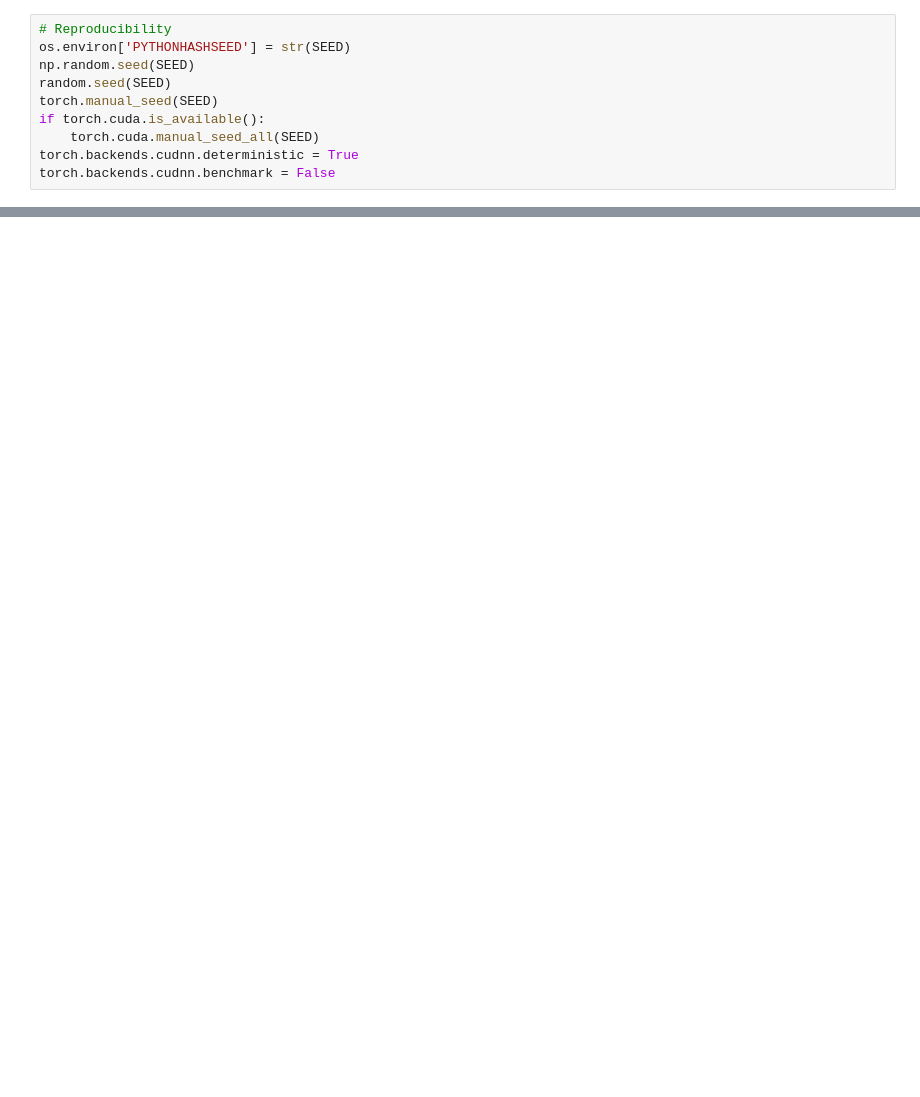
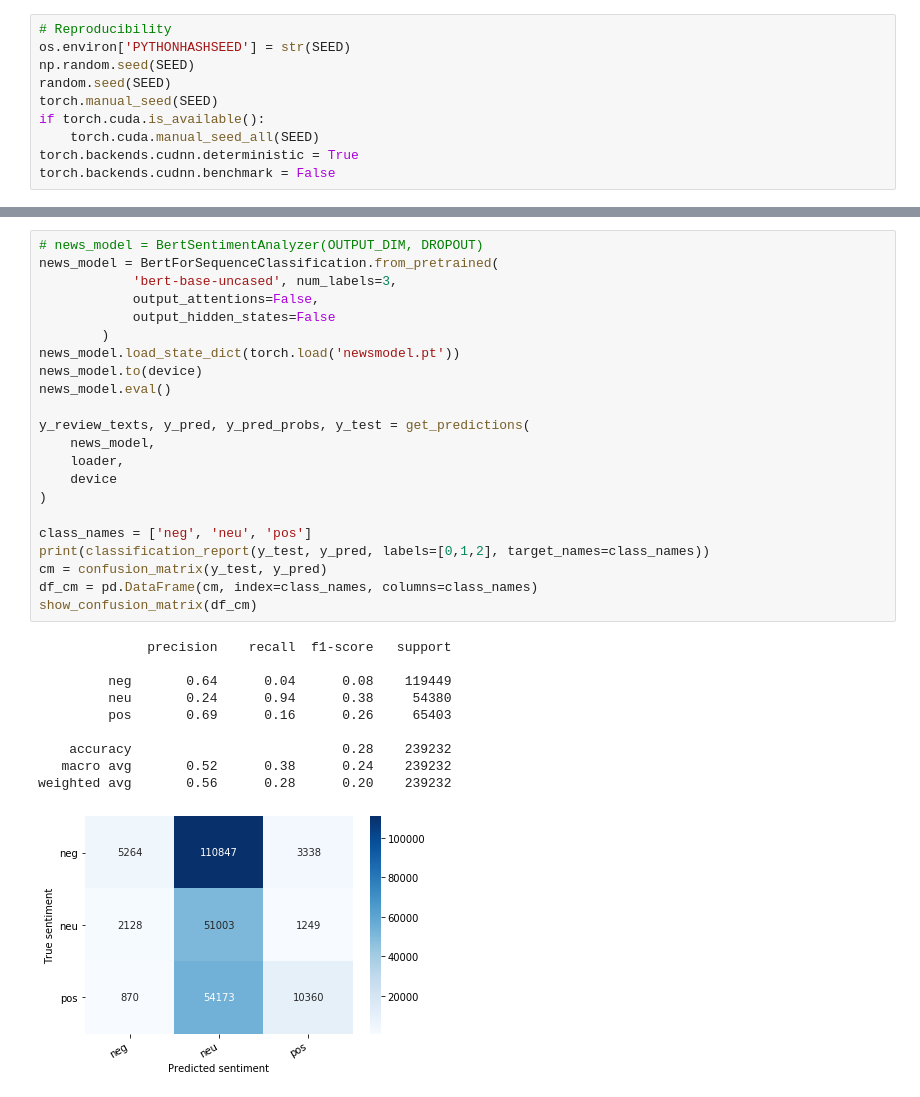
Before and after one commit to atefehSZ/CS263-Project, a Jupyter notebook: bert.ipynb, the cells around one changed output, grey strips where cells are left out. Saved outputs shown, nothing was run; the diff lists cells and outputs as text; blank space fills up the shorter version.

```diff
--- a/bert.ipynb
+++ b/bert.ipynb
@@ -48,0 +284,33 @@ len(tokenizer.vocab)
+# %%
+# news_model = BertSentimentAnalyzer(OUTPUT_DIM, DROPOUT)
+news_model = BertForSequenceClassification.from_pretrained(
+            'bert-base-uncased', num_labels=3,
+            output_attentions=False,
+            output_hidden_states=False
+        )
+news_model.load_state_dict(torch.load('newsmodel.pt'))
+news_model.to(device)
+news_model.eval()
+
+y_review_texts, y_pred, y_pred_probs, y_test = get_predictions(
+    news_model,
+    loader,
+    device
+)
+
+class_names = ['neg', 'neu', 'pos']
+print(classification_report(y_test, y_pred, labels=[0,1,2], target_names=class_names))
+cm = confusion_matrix(y_test, y_pred)
+df_cm = pd.DataFrame(cm, index=class_names, columns=class_names)
+show_confusion_matrix(df_cm)
+# %% [output]
+              precision    recall  f1-score   support
+
+         neg       0.64      0.04      0.08    119449
+         neu       0.24      0.94      0.38     54380
+         pos       0.69      0.16      0.26     65403
+
+    accuracy                           0.28    239232
+   macro avg       0.52      0.38      0.24    239232
+weighted avg       0.56      0.28      0.20    239232
+[figure, added]
```
Also changed, not shown: parts of 18 cells of this notebook, 6 other files.
